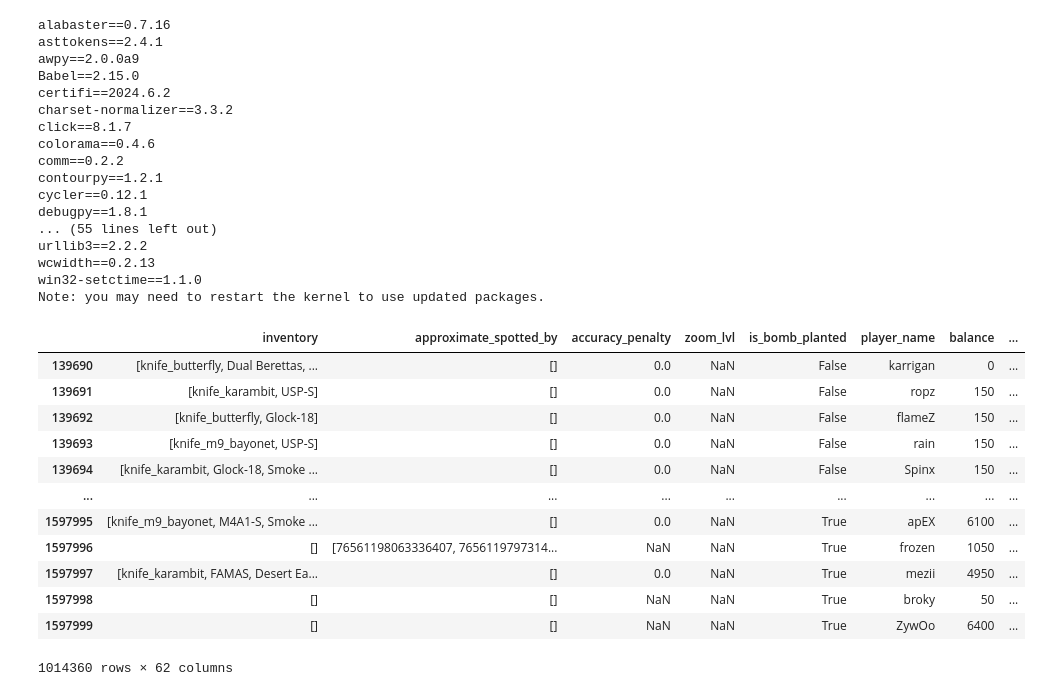
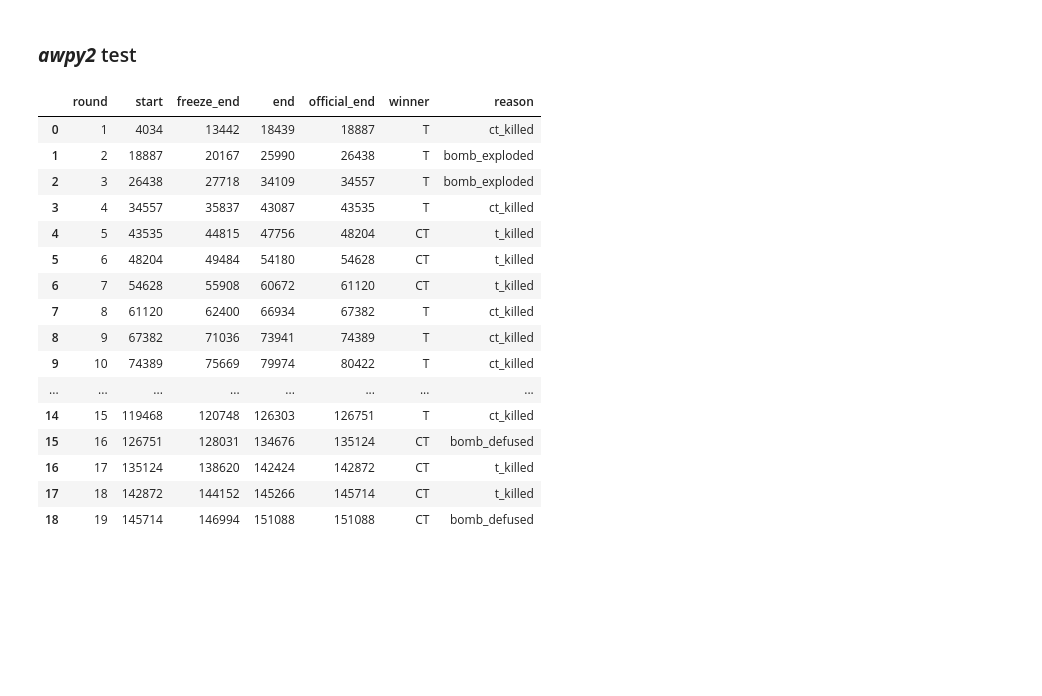
Before and after one commit to szmidapatrik/c2m1TPaeVlsln, a Jupyter notebook: proj/graph_dataset/CS2_dataset_package_test.ipynb, the cells around one changed output. Saved outputs shown, nothing was run; the diff lists cells and outputs as text; code cells hidden in the pictures; blank space fills up the shorter version.

```diff
--- a/proj/graph_dataset/CS2_dataset_package_test.ipynb
+++ b/proj/graph_dataset/CS2_dataset_package_test.ipynb
@@ -3,23 +1,3 @@ pip install awpy==2.0.0a9
-# %%
-pip freeze
-# %% [output]
-alabaster==0.7.16
-asttokens==2.4.1
-awpy==2.0.0a9
-Babel==2.15.0
-certifi==2024.6.2
-charset-normalizer==3.3.2
-click==8.1.7
-colorama==0.4.6
-comm==0.2.2
-contourpy==1.2.1
-cycler==0.12.1
-debugpy==1.8.1
-... (55 lines left out)
-urllib3==2.2.2
-wcwidth==0.2.13
-win32-setctime==1.1.0
-Note: you may need to restart the kernel to use updated packages.
 # %%
 from awpy import Demo
 
@@ -38,3 +17,5 @@ sys.path.append(os.path.abspath('./package'))
+# %% [markdown]
+### ***awpy2*** test
 # %%
 player_cols = [
     'X',
@@ -94,20 +75,38 @@ player_cols = [
     'velocity_Z',
 ]
 
-dem = Demo(path='../../data/matches-raw/cs2/2024/_blast-premier-spring-final-2024-faze-vs-vitality-bo3-lQLvdLlJcL7dI4fNDLSZOXfaze-vs-vitality-m3-mirage.dem', player_props=player_cols)
+other_cols = [
+    'num_player_alive_ct',
+    'num_player_alive_t',
+    'ct_losing_streak',
+    't_losing_streak',
+    'active_weapon_name',
+    'active_weapon_ammo',
+    'total_ammo_left',
+    'is_in_reload',
+    'alive_time_total',
+    'is_bomb_dropped'
+]
+
+dem = Demo(path='../../data/matches-raw/cs2/2024/_blast-premier-spring-final-2024-faze-vs-vitality-bo3-lQLvdLlJcL7dI4fNDLSZOXfaze-vs-vitality-m3-mirage.dem', \
+           player_props=player_cols, other_props=other_cols)
 # %%
-dem.ticks
+dem.rounds
 # %% [output]
-|  | inventory | approximate_spotted_by | accuracy_penalty | zoom_lvl | is_bomb_planted | player_name | balance | ... |
-| 139690 | [knife_butterfly, Dual Berettas, ... | [] | 0.0 | NaN | False | karrigan | 0 | ... |
-| 139691 | [knife_karambit, USP-S] | [] | 0.0 | NaN | False | ropz | 150 | ... |
-| 139692 | [knife_butterfly, Glock-18] | [] | 0.0 | NaN | False | flameZ | 150 | ... |
-| 139693 | [knife_m9_bayonet, USP-S] | [] | 0.0 | NaN | False | rain | 150 | ... |
-| 139694 | [knife_karambit, Glock-18, Smoke ... | [] | 0.0 | NaN | False | Spinx | 150 | ... |
-| ... | ... | ... | ... | ... | ... | ... | ... | ... |
-| 1597995 | [knife_m9_bayonet, M4A1-S, Smoke ... | [] | 0.0 | NaN | True | apEX | 6100 | ... |
-| 1597996 | [] | [76561198063336407, 7656119797314... | NaN | NaN | True | frozen | 1050 | ... |
-| 1597997 | [knife_karambit, FAMAS, Desert Ea... | [] | 0.0 | NaN | True | mezii | 4950 | ... |
-| 1597998 | [] | [] | NaN | NaN | True | broky | 50 | ... |
-| 1597999 | [] | [] | NaN | NaN | True | ZywOo | 6400 | ... |
+|  | round | start | freeze_end | end | official_end | winner | reason |
+| 0 | 1 | 4034 | 13442 | 18439 | 18887 | T | ct_killed |
+| 1 | 2 | 18887 | 20167 | 25990 | 26438 | T | bomb_exploded |
+| 2 | 3 | 26438 | 27718 | 34109 | 34557 | T | bomb_exploded |
+| 3 | 4 | 34557 | 35837 | 43087 | 43535 | T | ct_killed |
+| 4 | 5 | 43535 | 44815 | 47756 | 48204 | CT | t_killed |
+| 5 | 6 | 48204 | 49484 | 54180 | 54628 | CT | t_killed |
+| 6 | 7 | 54628 | 55908 | 60672 | 61120 | CT | t_killed |
+| 7 | 8 | 61120 | 62400 | 66934 | 67382 | T | ct_killed |
+| 8 | 9 | 67382 | 71036 | 73941 | 74389 | T | ct_killed |
+| 9 | 10 | 74389 | 75669 | 79974 | 80422 | T | ct_killed |
+| ... | ... | ... | ... | ... | ... | ... | ... |
+| 14 | 15 | 119468 | 120748 | 126303 | 126751 | T | ct_killed |
+| 15 | 16 | 126751 | 128031 | 134676 | 135124 | CT | bomb_defused |
+| 16 | 17 | 135124 | 138620 | 142424 | 142872 | CT | t_killed |
+| 17 | 18 | 142872 | 144152 | 145266 | 145714 | CT | t_killed |
+| 18 | 19 | 145714 | 146994 | 151088 | 151088 | CT | bomb_defused |
-1014360 rows × 62 columns
```
Also changed, not shown: parts of 6 cells of this notebook, 1 other file.
